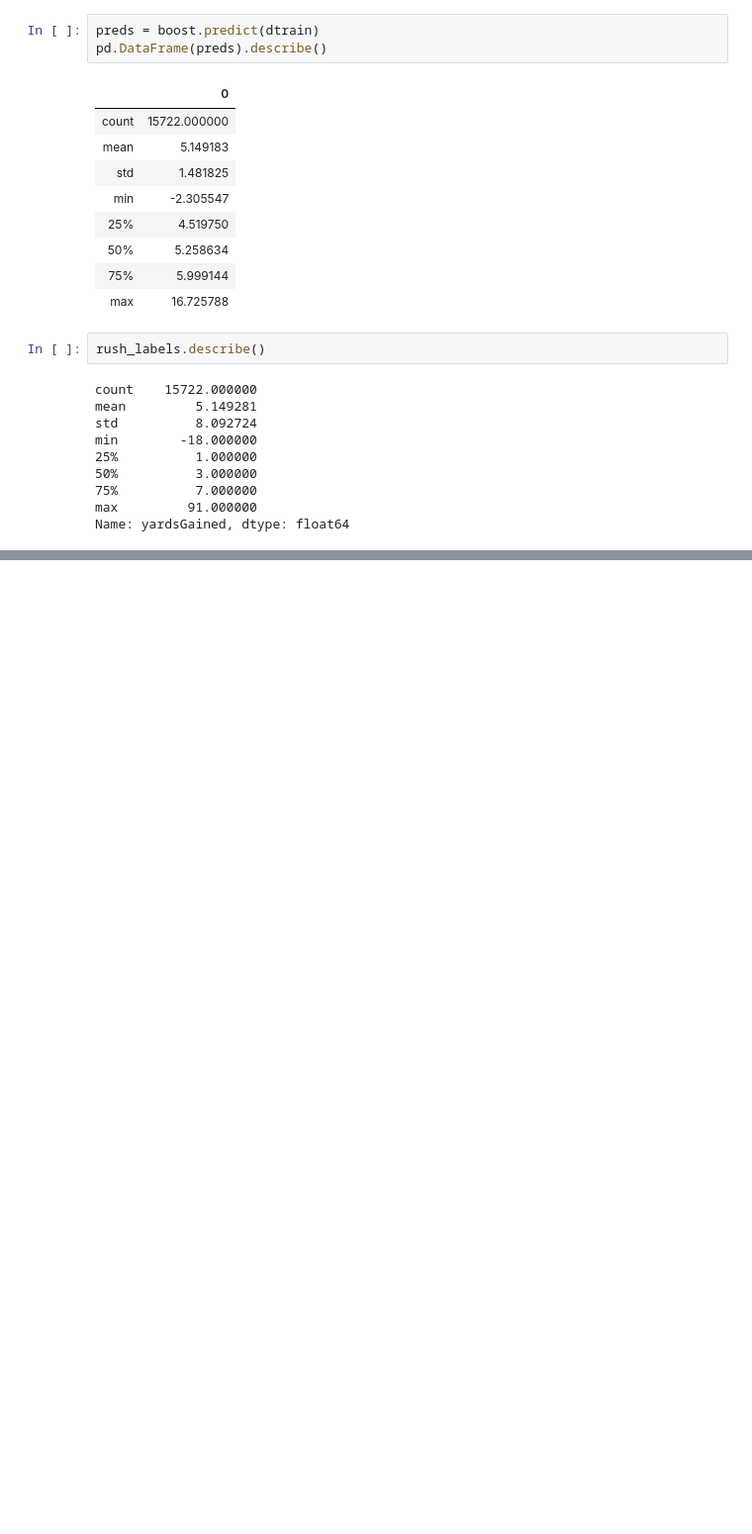
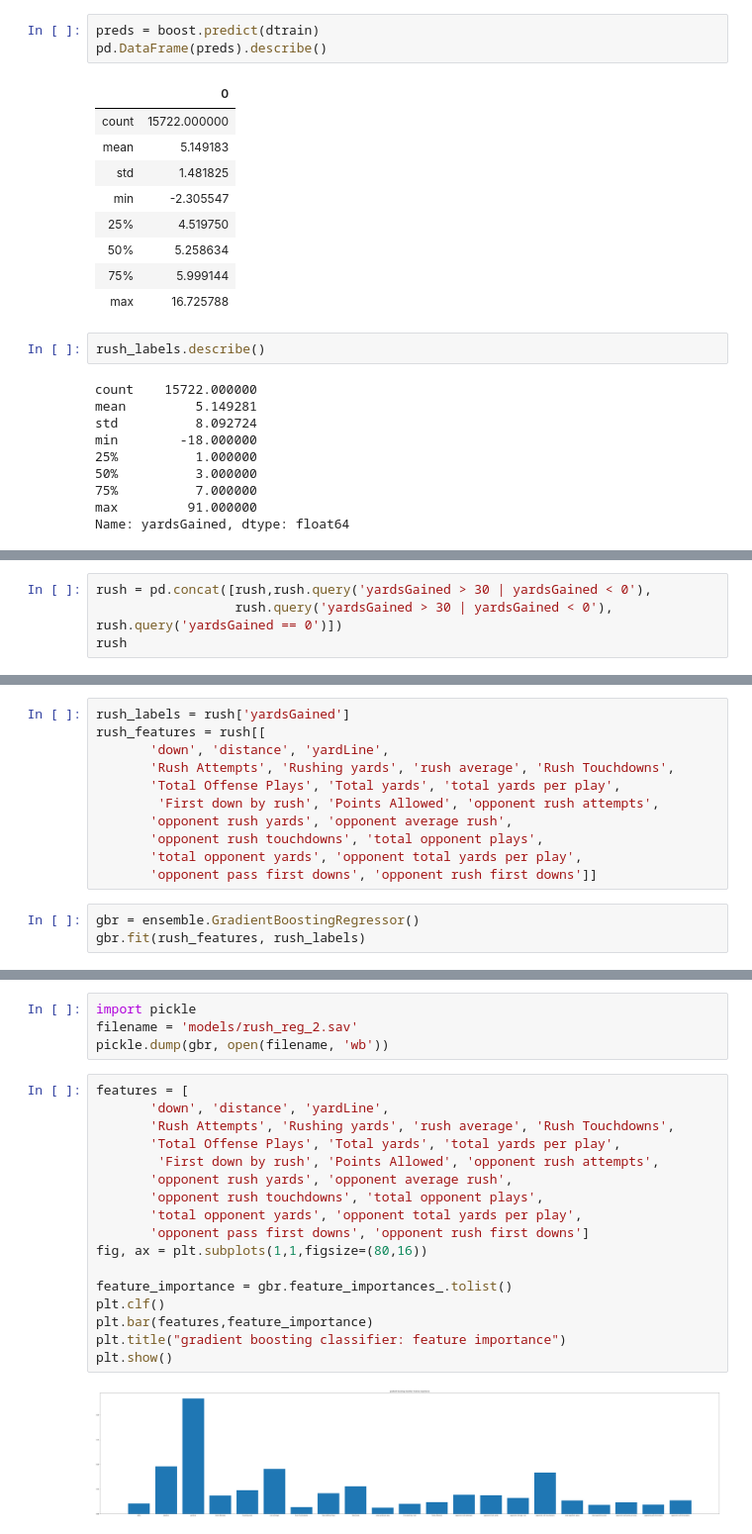
Before and after one commit to nwiatrek/cfb-ml, a Jupyter notebook: Rush Result.ipynb, the cells around one changed output, grey strips where cells are left out. Shown at 99% size. Drawn from its saved outputs; the diff is of its cells as text; blank space fills up the shorter version.

Commit message:
redoing the rushing model

```diff
--- a/Rush Result.ipynb
+++ b/Rush Result.ipynb
@@ -260,0 +304,4 @@ Name: yardsGained, dtype: float64
+# %%
+rush = pd.concat([rush,rush.query('yardsGained > 30 | yardsGained < 0'),
+                  rush.query('yardsGained > 30 | yardsGained < 0'), rush.query('yardsGained == 0')])
+rush
@@ -260,0 +322,14 @@ Name: yardsGained, dtype: float64
+# %%
+rush_labels = rush['yardsGained']
+rush_features = rush[[
+       'down', 'distance', 'yardLine',
+       'Rush Attempts', 'Rushing yards', 'rush average', 'Rush Touchdowns',
+       'Total Offense Plays', 'Total yards', 'total yards per play',
+        'First down by rush', 'Points Allowed', 'opponent rush attempts',
+       'opponent rush yards', 'opponent average rush',
+       'opponent rush touchdowns', 'total opponent plays',
+       'total opponent yards', 'opponent total yards per play',
+       'opponent pass first downs', 'opponent rush first downs']]
+# %%
+gbr = ensemble.GradientBoostingRegressor()
+gbr.fit(rush_features, rush_labels)
@@ -260,0 +375,23 @@ Name: yardsGained, dtype: float64
+# %%
+import pickle
+filename = 'models/rush_reg_2.sav'
+pickle.dump(gbr, open(filename, 'wb'))
+# %%
+features = [
+       'down', 'distance', 'yardLine',
+       'Rush Attempts', 'Rushing yards', 'rush average', 'Rush Touchdowns',
+       'Total Offense Plays', 'Total yards', 'total yards per play',
+        'First down by rush', 'Points Allowed', 'opponent rush attempts',
+       'opponent rush yards', 'opponent average rush',
+       'opponent rush touchdowns', 'total opponent plays',
+       'total opponent yards', 'opponent total yards per play',
+       'opponent pass first downs', 'opponent rush first downs']
+fig, ax = plt.subplots(1,1,figsize=(80,16))
+
+feature_importance = gbr.feature_importances_.tolist()
+plt.clf()
+plt.bar(features,feature_importance)
+plt.title("gradient boosting classifier: feature importance")
+plt.show()
+# %% [output]
+[figure, added]
```
Also changed, not shown: parts of 26 cells of this notebook, 1 other file.
